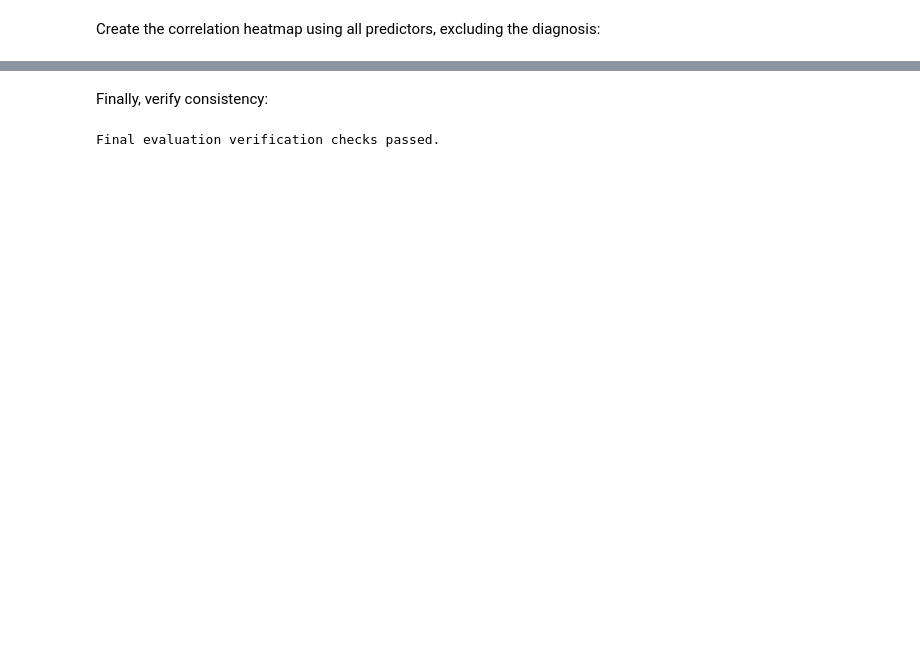
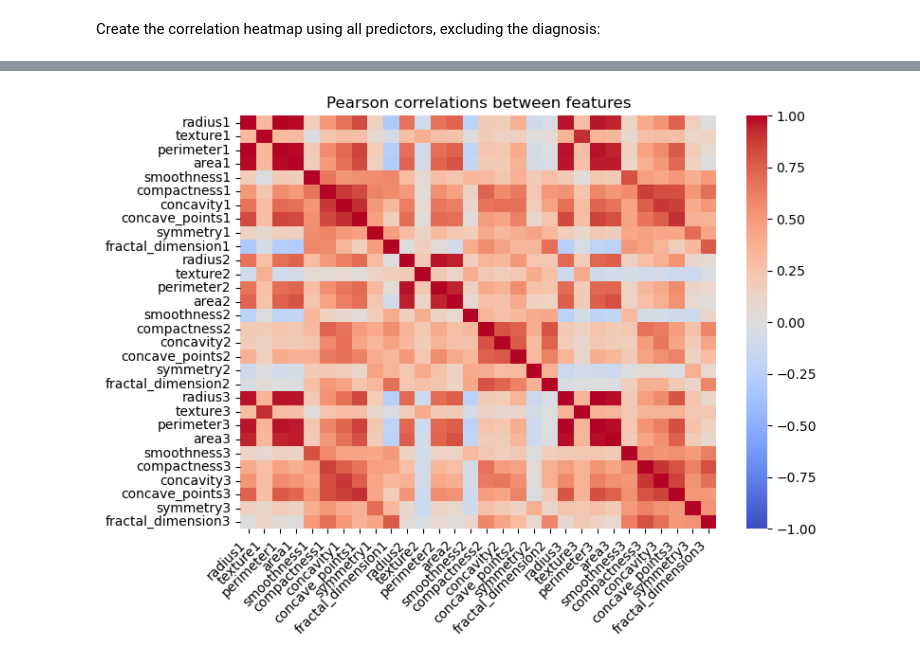
Before and after one commit to pmendez252/data_science-supervised_learning, a Jupyter notebook: notebooks/breast_cancer_classification.ipynb, the cells around one changed output, grey strips where cells are left out. Cells and saved outputs as stored; diff of their text form; code cells hidden in the pictures; blank space fills up the shorter version.

Commit message:
Revised notebook, still need to decide FS and PCA for all models

```diff
--- a/notebooks/breast_cancer_classification.ipynb
+++ b/notebooks/breast_cancer_classification.ipynb
@@ -876,30 +228,0 @@ Fit and evaluate each model within those folds:
-# %%
-comparison_models = {
-    "Dummy (majority)": baseline_model,
-    **model_pipelines,
-}
-
-model_cv_results = {}
-model_fold_scores = {}
-
-for name, model in comparison_models.items():
-    print(f"Evaluating {name}...")
-
-    results = cross_validate(
-        estimator=model,
-        X=X_train,
-        y=y_train,
-        cv=cv_splits,
-        scoring=scoring,
-        error_score="raise",
-    )
-
-    model_cv_results[name] = results
-
-    model_fold_scores[name] = pd.DataFrame(
-        {
-            metric: results[f"test_{metric}"]
-            for metric in scoring
-        },
-        index=pd.RangeIndex(1, len(cv_splits) + 1, name="fold"),
-    )
@@ -1860,24 +229,11 @@ plt.show()
-# %% [markdown]
-Finally, verify consistency:
-# %%
-assert len(test_predictions) == len(test_scores) == len(test_truth)
-assert set(np.unique(test_predictions)).issubset({0, 1})
-assert np.isfinite(test_scores).all()
-
-assert test_cm.sum() == len(test_truth)
-assert tn + fp == test_truth.eq(0).sum()
-assert tp + fn == test_truth.eq(1).sum()
-
-assert final_test_metrics.between(0, 1).all()
-assert np.isclose(
-    final_test_metrics["Malignant sensitivity"],
-    tp / (tp + fn),
-)
-assert np.isclose(
-    final_test_metrics["Specificity"],
-    tn / (tn + fp),
-)
-
-print("Final evaluation verification checks passed.")
-# %% [output]
-Final evaluation verification checks passed.
+# %%
+correlation_matrix = X.corr()
+
+plt.figure(figsize=(8, 6))
+sns.heatmap(correlation_matrix, cmap="coolwarm", vmin=-1, vmax=1)
+plt.xticks(rotation=45, ha="right")
+plt.title("Pearson correlations between features")
+plt.tight_layout()
+plt.show()
+# %% [output]
+[figure, added]
```
Also changed, not shown: parts of 166 cells of this notebook, 1 other file.
